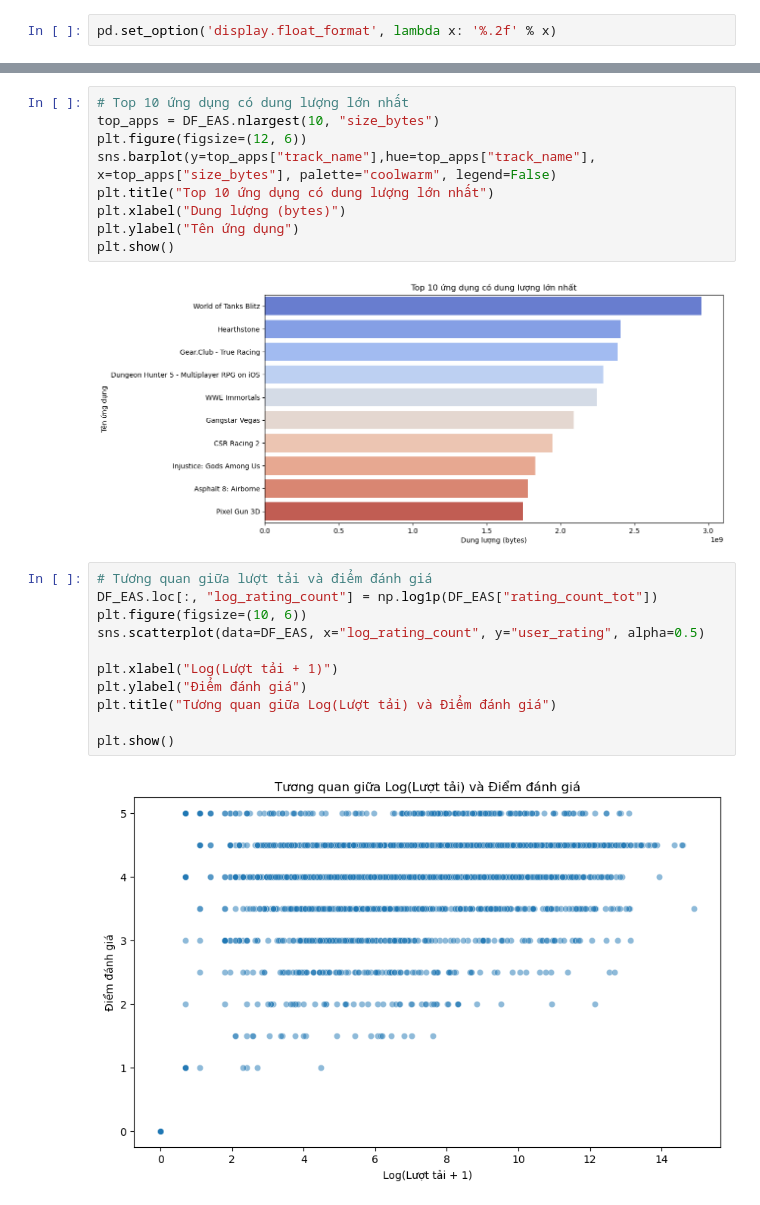
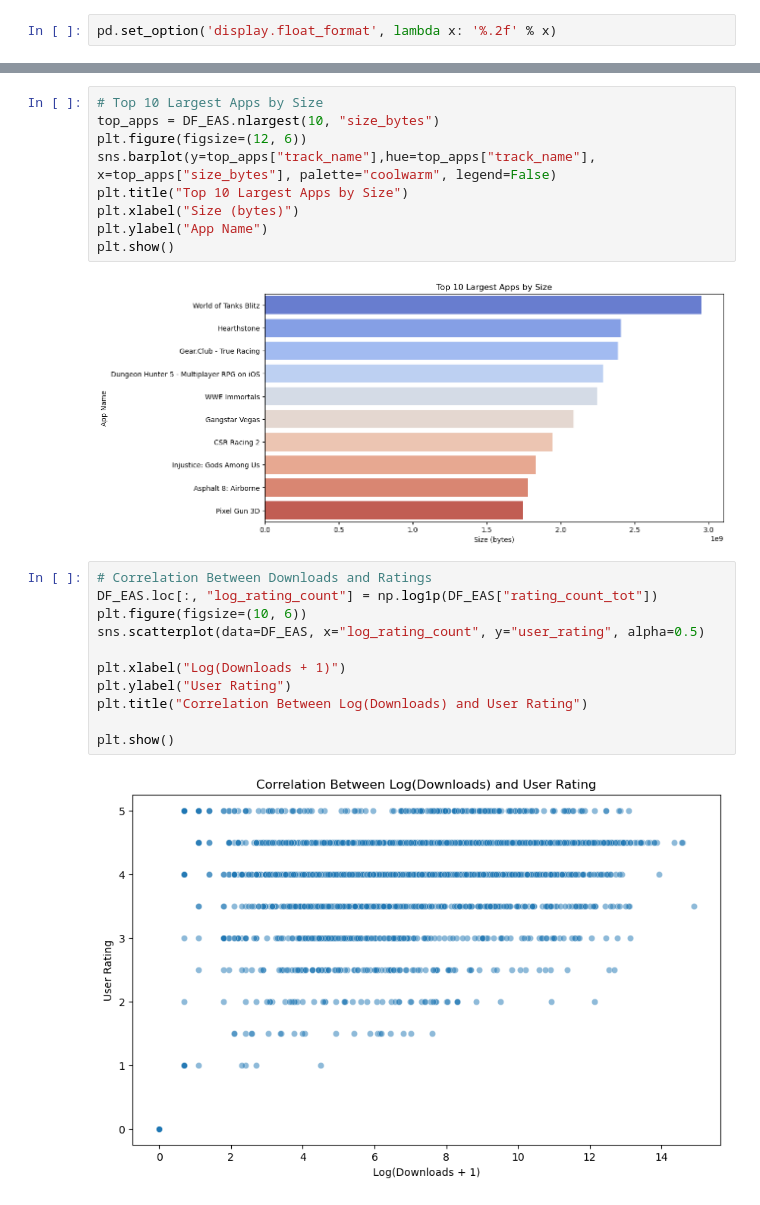
Before and after one commit to vubaolongkg/Profitable-App-Profiles-for-the-App-Store-and-Google-Play-Markets, a Jupyter notebook: Profitable App Profiles for the App Store and Google Play Markets.ipynb, the cells around one changed output, grey strips where cells are left out. Saved outputs shown, nothing was run; the diff lists cells and outputs as text.

```diff
--- a/Profitable App Profiles for the App Store and Google Play Markets.ipynb
+++ b/Profitable App Profiles for the App Store and Google Play Markets.ipynb
@@ -394,24 +415,24 @@ plt.show()
 # %%
-# Top 10 ứng dụng có dung lượng lớn nhất
+# Top 10 Largest Apps by Size
 top_apps = DF_EAS.nlargest(10, "size_bytes")
 plt.figure(figsize=(12, 6))
 sns.barplot(y=top_apps["track_name"],hue=top_apps["track_name"], x=top_apps["size_bytes"], palette="coolwarm", legend=False)
-plt.title("Top 10 ứng dụng có dung lượng lớn nhất")
-plt.xlabel("Dung lượng (bytes)")
-plt.ylabel("Tên ứng dụng")
+plt.title("Top 10 Largest Apps by Size")
+plt.xlabel("Size (bytes)")
+plt.ylabel("App Name")
 plt.show()
 # %% [output]
-[figure, old version]
+[figure, new version]
 # %%
-# Tương quan giữa lượt tải và điểm đánh giá
+# Correlation Between Downloads and Ratings
 DF_EAS.loc[:, "log_rating_count"] = np.log1p(DF_EAS["rating_count_tot"])
 plt.figure(figsize=(10, 6))
 sns.scatterplot(data=DF_EAS, x="log_rating_count", y="user_rating", alpha=0.5)
 
-plt.xlabel("Log(Lượt tải + 1)")
-plt.ylabel("Điểm đánh giá")
-plt.title("Tương quan giữa Log(Lượt tải) và Điểm đánh giá")
+plt.xlabel("Log(Downloads + 1)")
+plt.ylabel("User Rating")
+plt.title("Correlation Between Log(Downloads) and User Rating")
 
 plt.show()
 # %% [output]
-[figure, old version]
+[figure, new version]
```
Also changed, not shown: parts of 5 cells of this notebook.
